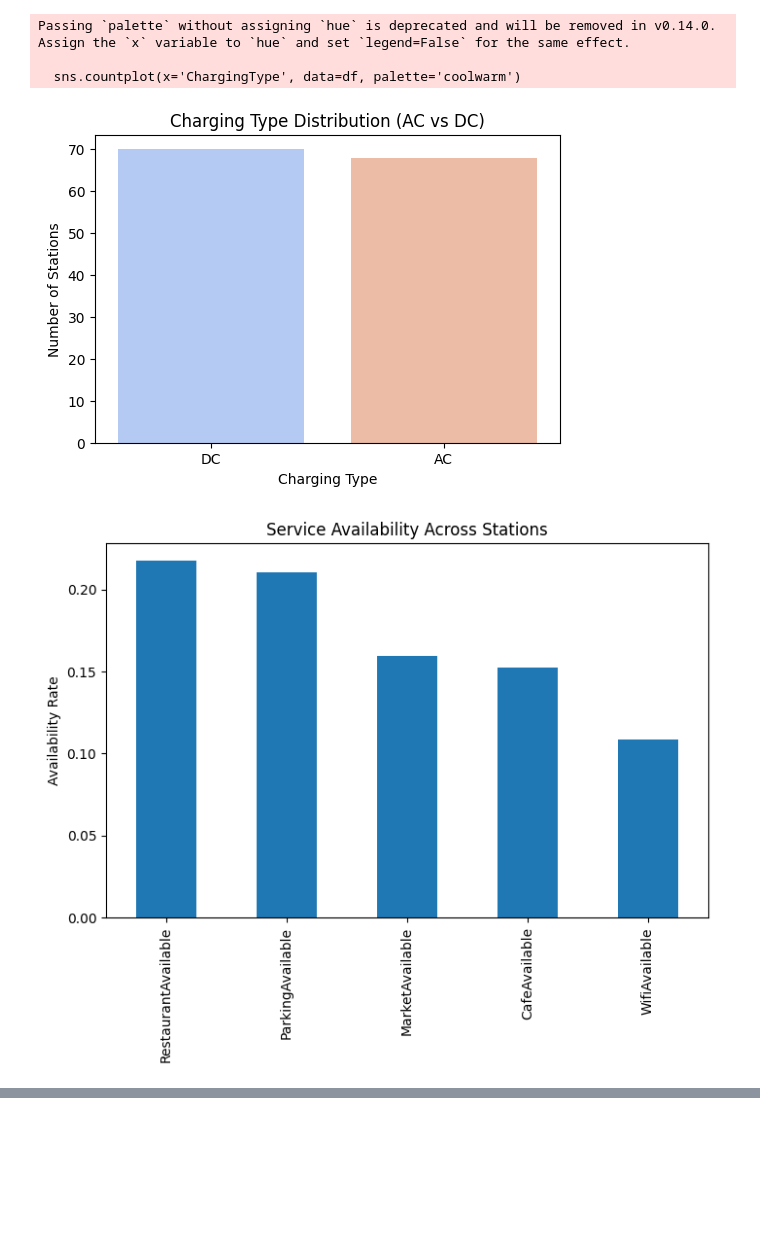
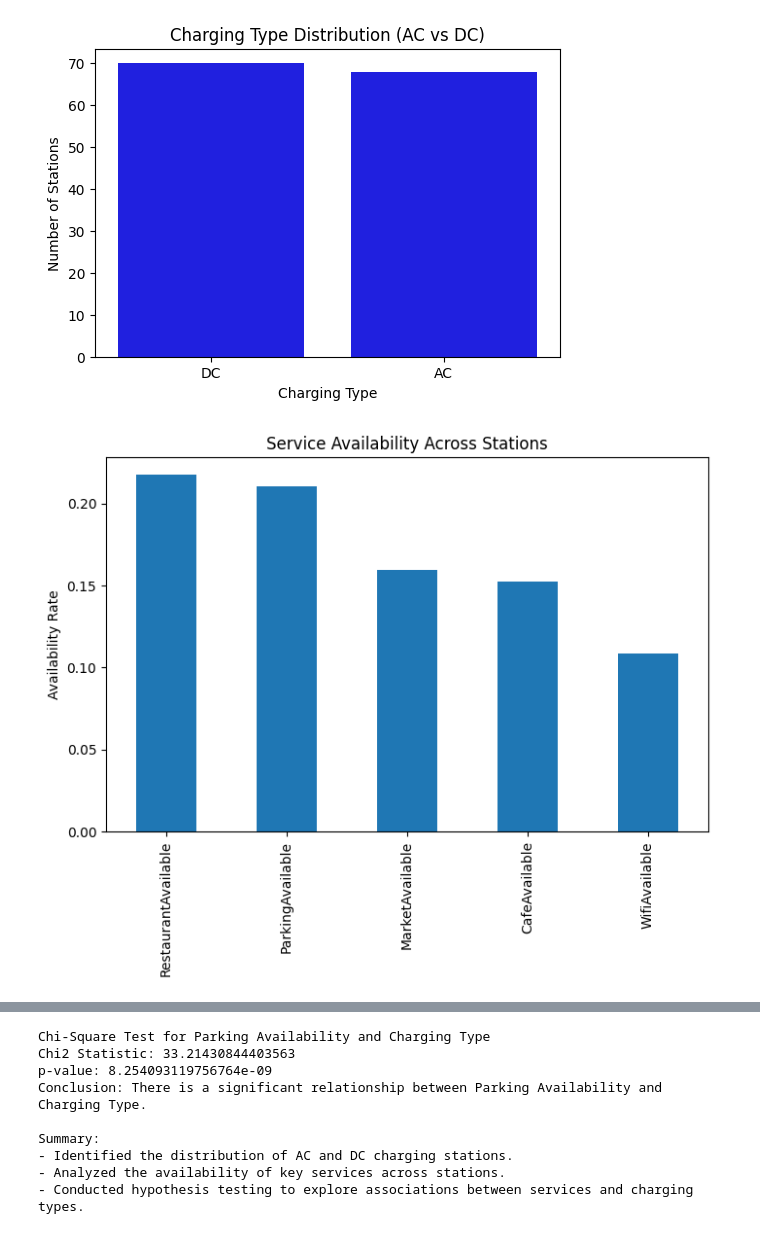
Before and after one commit to omerkadioglu/EV-Charging-Station-Location-Analysis, a Jupyter notebook: code.ipynb, the cells around one changed output, grey strips where cells are left out. Saved outputs shown, nothing was run; the diff lists cells and outputs as text; code cells hidden in the pictures; blank space fills up the shorter version.

```diff
--- a/code.ipynb
+++ b/code.ipynb
@@ -45,7 +45,7 @@ df.isnull().sum()
 
 ## 6.1 Charging Type Distribution
 plt.figure(figsize=(6,4))
-sns.countplot(x='ChargingType', data=df, palette='coolwarm')
+sns.countplot(x='ChargingType', data=df, color='b')
 plt.title('Charging Type Distribution (AC vs DC)')
 plt.xlabel('Charging Type')
 plt.ylabel('Number of Stations')
@@ -88,37 +88,34 @@ if p < 0.05:
 else:
     print('Conclusion: There is no significant relationship between Parking Availability and Charging Type.')
 
 # 9. General Observations
 print("\nSummary:")
 print("- Identified the distribution of AC and DC charging stations.")
 print("- Analyzed the availability of key services across stations.")
 print("- Conducted hypothesis testing to explore associations between services and charging types.")
 
 # 10. End of Analysis
 # %% [output]
 <class 'pandas.core.frame.DataFrame'>
 RangeIndex: 138 entries, 0 to 137
 Data columns (total 12 columns):
  #   Column               Non-Null Count  Dtype
 ---  ------               --------------  -----
  0   StationName          138 non-null    object
  1   Address              138 non-null    object
  2   Latitude             138 non-null    float64
  3   Longitude            138 non-null    float64
  4   ChargingType         138 non-null    object
  5   IsOnline             138 non-null    bool
  6   HighwayProximity     138 non-null    bool
  7   ParkingAvailable     138 non-null    bool
  8   RestaurantAvailable  138 non-null    bool
  9   CafeAvailable        138 non-null    bool
  10  MarketAvailable      138 non-null    bool
  11  WifiAvailable        138 non-null    bool
 dtypes: bool(7), float64(2), object(3)
 memory usage: 6.5+ KB
-Passing `palette` without assigning `hue` is deprecated and will be removed in v0.14.0. Assign the `x` variable to `hue` and set `legend=False` for the same effect.
-
-  sns.countplot(x='ChargingType', data=df, palette='coolwarm')
-[figure, old version]
+[figure, new version]
 [figure]
 [figure]
 [figure]
@@ -136,0 +125,9 @@ Summary:
+Chi-Square Test for Parking Availability and Charging Type
+Chi2 Statistic: 33.21430844403563
+p-value: 8.254093119756764e-09
+Conclusion: There is a significant relationship between Parking Availability and Charging Type.
+
+Summary:
+- Identified the distribution of AC and DC charging stations.
+- Analyzed the availability of key services across stations.
+- Conducted hypothesis testing to explore associations between services and charging types.
```
Also changed, not shown: parts of 1 cell of this notebook.
